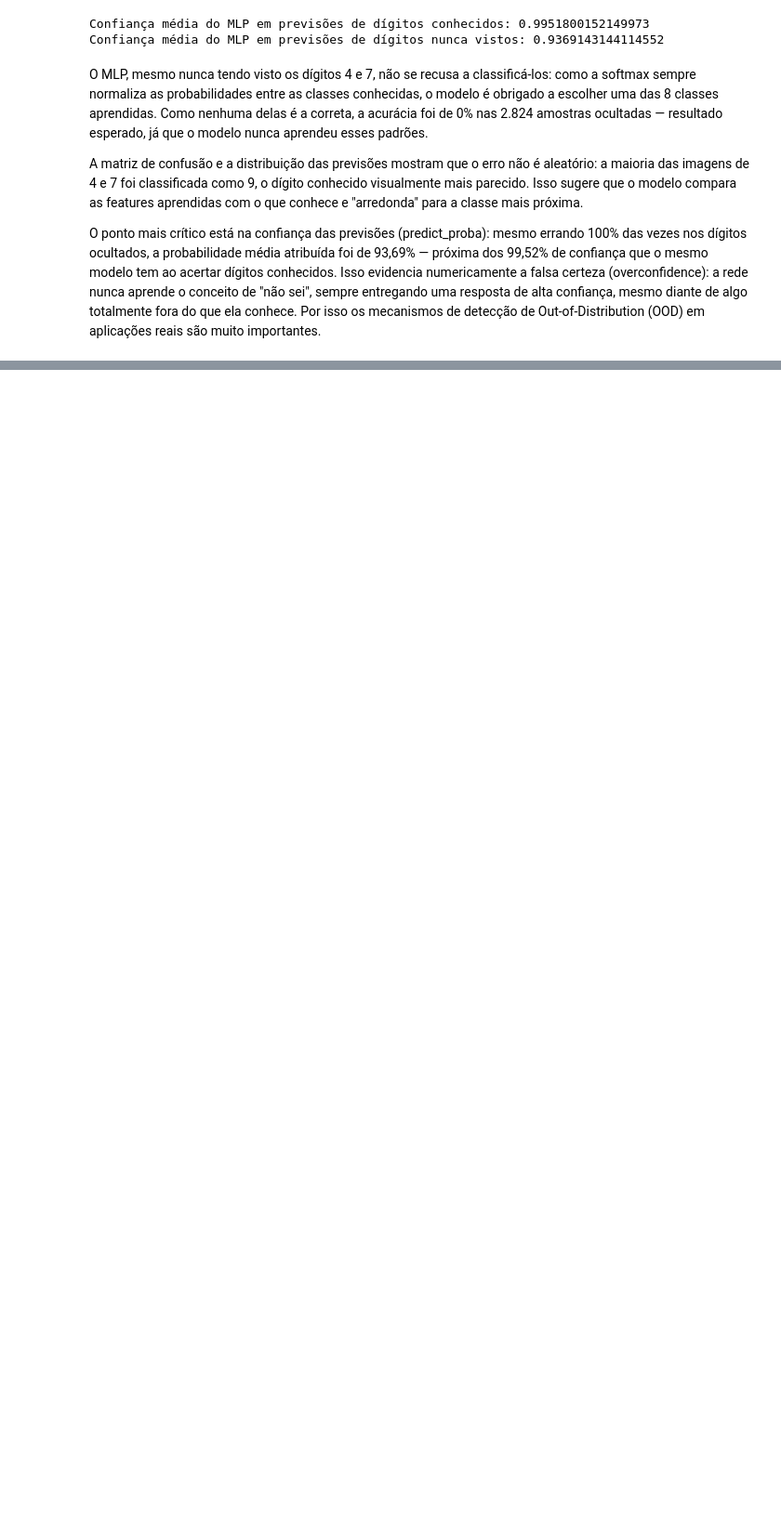
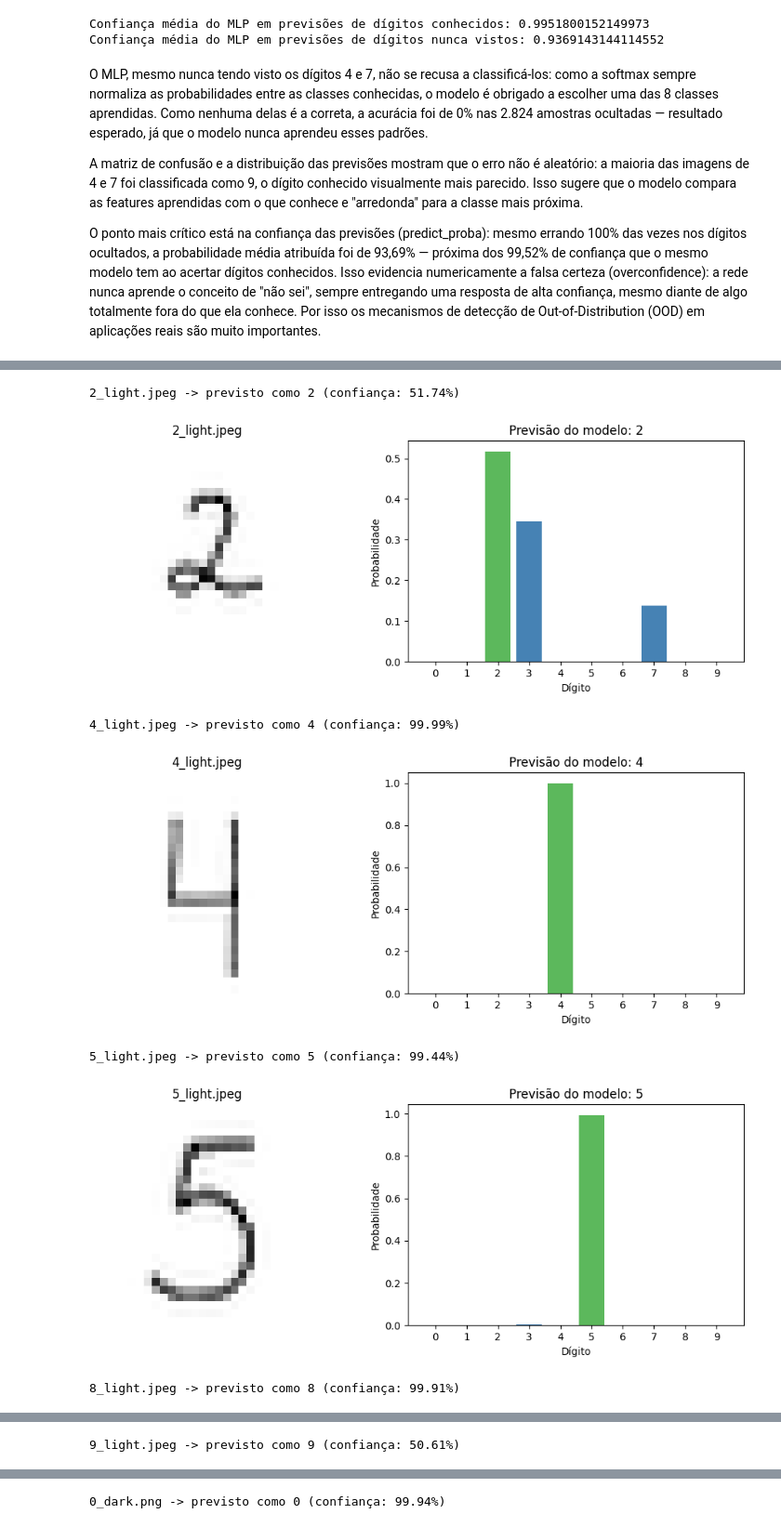
Before and after one commit to Jenifer19IFC/SCTEC-Mini-Projeto-MD2, a Jupyter notebook: mnist.ipynb, the cells around one changed output, grey strips where cells are left out. Shown at 93% size. Drawn from its saved outputs; the diff is of its cells as text; code cells hidden in the pictures; blank space fills up the shorter version.

Commit message:
Fase 5 - ponto 3 imgs manuscritas

```diff
--- a/mnist.ipynb
+++ b/mnist.ipynb
@@ -364,0 +385,15 @@ O ponto mais crítico está na confiança das previsões (predict_proba): mesmo
+# %%
+# Cada subpasta tem um tipo de pré-processamento
+PASTAS_IMAGENS_PROPRIAS = {
+    'light': True,   # papel branco, caneta escura
+    'dark': False,   # fundo escuro, traço claro (padrão MNIST)
+}
+
+caminhos_imagens_proprias = [
+    (caminho, traco_escuro)
+    for subpasta, traco_escuro in PASTAS_IMAGENS_PROPRIAS.items()
+    for caminho in sorted(glob.glob(os.path.join(DIR_IMAGENS_PROPRIAS, subpasta, '*')))
+    if not caminho.lower().endswith('.md')
+]
+
+print(f"{len(caminhos_imagens_proprias)} imagem(ns) encontrada(s) em '{DIR_IMAGENS_PROPRIAS}'")
@@ -364,0 +402,24 @@ O ponto mais crítico está na confiança das previsões (predict_proba): mesmo
+# %%
+# Percorre as imagens manuscritas, faz o pré-processamento e a previsão com o modelo MLP treinado
+for caminho, traco_escuro in caminhos_imagens_proprias:
+    imagem_28x28, imagem_normalizada = preprocessar_imagem_propria(caminho, traco_escuro=traco_escuro)
+
+    probabilidades = mlp.predict_proba(imagem_normalizada)[0]
+    rotulo_previsto = int(probabilidades.argmax())
+
+    nome_arquivo_origem = os.path.basename(caminho)
+    print(f"{nome_arquivo_origem} -> previsto como {rotulo_previsto} " f"(confiança: {probabilidades[rotulo_previsto]:.2%})")
+
+    plot_previsao_digito(
+        imagem_28x28, probabilidades,
+        titulo=f"{nome_arquivo_origem}",
+        nome_arquivo=f'previsao_{os.path.splitext(nome_arquivo_origem)[0]}.png',
+    )
+# %% [output]
+2_light.jpeg -> previsto como 2 (confiança: 51.74%)
+[figure, added]
+4_light.jpeg -> previsto como 4 (confiança: 99.99%)
+[figure, added]
+5_light.jpeg -> previsto como 5 (confiança: 99.44%)
+[figure, added]
+8_light.jpeg -> previsto como 8 (confiança: 99.91%)
@@ -364,0 +427 @@ O ponto mais crítico está na confiança das previsões (predict_proba): mesmo
+9_light.jpeg -> previsto como 9 (confiança: 50.61%)
@@ -364,0 +429 @@ O ponto mais crítico está na confiança das previsões (predict_proba): mesmo
+0_dark.png -> previsto como 0 (confiança: 99.94%)
```
Also changed, not shown: parts of 13 cells of this notebook, 31 other files.
